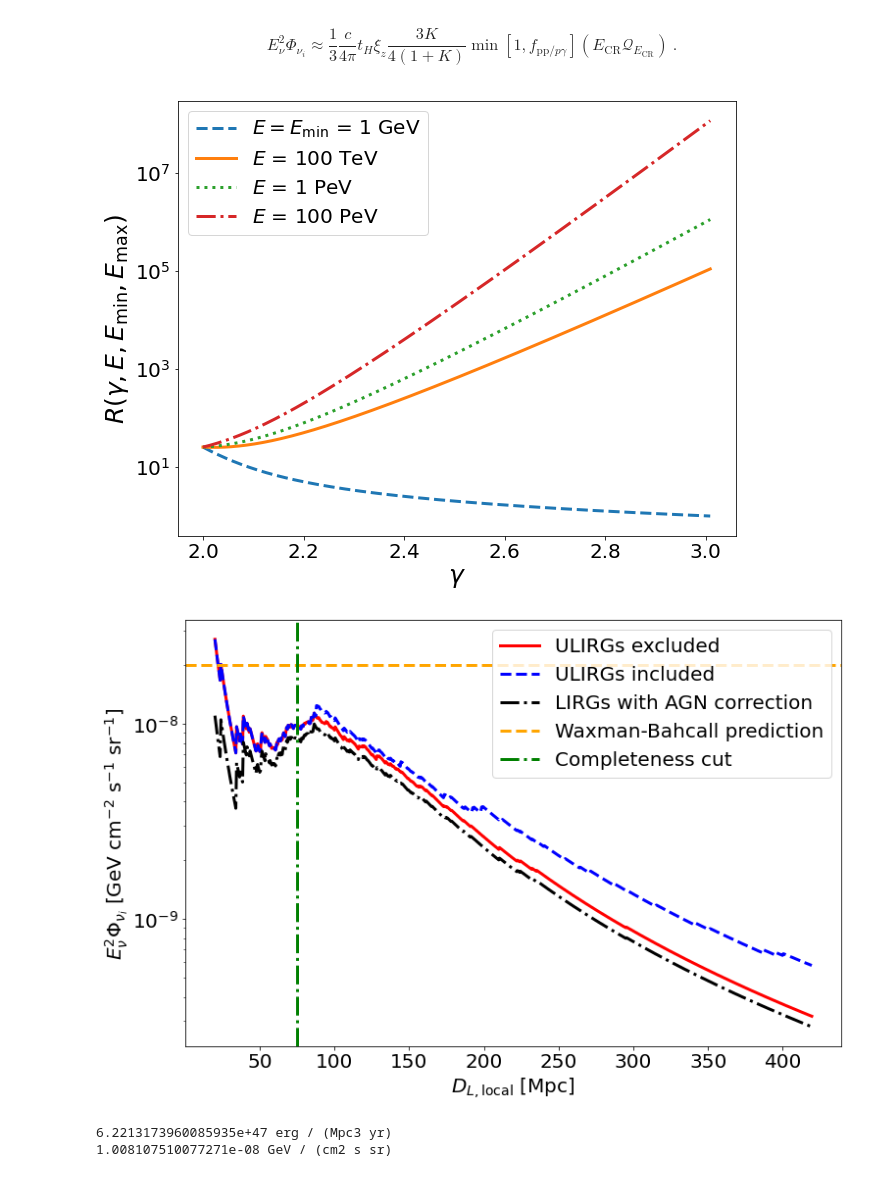
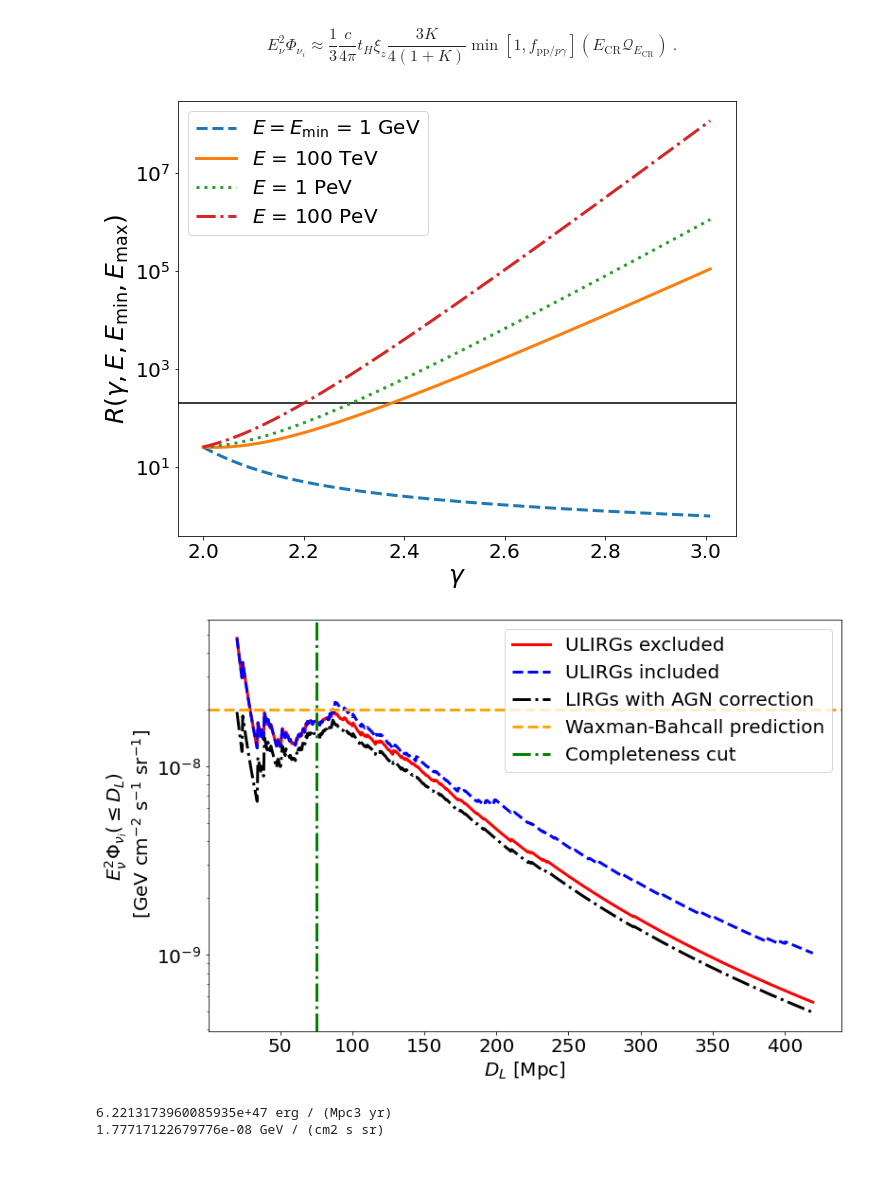
Before and after one commit to YarnoMerckx/diffuse-neutrino-flux-u-lirgs, a Jupyter notebook: Extrapolation.ipynb, the cells around one changed output. Drawn from its saved outputs; the diff is of its cells as text; code cells hidden in the pictures.

```diff
--- a/Extrapolation.ipynb
+++ b/Extrapolation.ipynb
@@ -76,7 +81,7 @@ def QIR(DL_compl,txt,syst, AGNcorr):
 # %%
-def Generation_rate_diff(DL_compl,txt,E,alpha,eta,txt1,txt2,txt3,txt4):#at the moment only works for alpha = 2
-    Emin = 1 #note that this can be variable!!
-    Emax = pow(10,11)
+def Generation_rate_diff(DL_compl,txt,E,Emin,Emax,alpha,eta,txt1,txt2,txt3,txt4):
+    #Emin = 1 #note that this can be variable!!
+    #Emax = pow(10,11)
     if alpha == 2:
         Rp = np.log(Emax/Emin)
     else:
@@ -177,6 +182,7 @@ fig3 = plt.figure(figsize=(10,8))
 s_range = np.arange(2,3.01,0.001)
 Rp = np.vectorize(Rp)
 
+plt.axhline(y=200,c ='k')
 plt.plot(s_range, Rp(1,1,1e11,s_range),'--', label = '$E = E_{\min}$ = 1 GeV',linewidth = 3)
 plt.plot(s_range, Rp(1e5,1,1e11,s_range), label= '$E$ = 100 TeV',linewidth = 3)
 plt.plot(s_range, Rp(1e6,1,1e11,s_range),linestyle = 'dotted', label= '$E$ = 1 PeV',linewidth = 3)
@@ -189,40 +195,43 @@ plt.xlabel('$\\gamma$',fontsize = 25)
 plt.ylabel('$R(\\gamma, E, E_{\\min}, E_{\\max})$',fontsize = 25)
 plt.savefig("/Users/yarno/Documents/PhD/Pictures/Extrapolation_plots/R.png",bbox_inches="tight")
 # %% [output]
-[figure, old version]
+[figure, new version]
 # %%
-def nuflux(E,alpha,DL_compl,xiz,eta,fpp,txt,txt2,txt3,txt4):
+def nuflux(E,Emin,Emax, alpha,DL_compl,xiz,eta,fpp,txt,txt2,txt3,txt4):
     tH = (pow(cosmo.H(0),-1)).to((u.Mpc*u.s)/u.Mpc) #inverse of Hubble parameter in seconds
 
     ctH = (const.c).to(u.cm/u.s)*tH # unit: cm
 
-    Generation_rate_nunits = (Generation_rate_diff(DL_compl,txt,E,alpha,eta,txt,txt2,txt3,txt4)*(u.erg/(pow(u.Mpc,3)*u.yr))).to(u.GeV/(pow(u.cm,3)*u.s)) #unit: GeV/(cm3 s)
+    Generation_rate_nunits = (Generation_rate_diff(DL_compl,txt,E,Emin,Emax,alpha,eta,txt,txt2,txt3,txt4)*(u.erg/(pow(u.Mpc,3)*u.yr))).to(u.GeV/(pow(u.cm,3)*u.s)) #unit: GeV/(cm3 s)
 
     Kpi = lambda txt2: 0.5 if(txt2 == 'pp') else 3/8
 
     return ((1/3)*((ctH*xiz)/(4*np.pi))*Kpi(txt2)*fpp*Generation_rate_nunits).value# unit: GeV/(cm2 s sr)
 # %%
-F1 = [nuflux(0,2,i,xi(2,4,'ULIRG'),1e-3,1,'(U)LIRG','pp','individual','no') for i in Dmax_range ]
-F2 = [nuflux(0,2,i,xi(2,4,'ULIRG'),1e-3,1,'LIRGs','pp','individual','no') for i in Dmax_range ]
-F3 = [nuflux(0,2,i,xi(2,4,'ULIRG'),1e-3,1,'LIRGs','pp','individual','yes') for i in Dmax_range ]
+Emin = 1
+Emax = 1e11
+eta_tot = ((1e51*0.1*5.43e-46*(u.erg/u.yr)).to(u.erg/u.s)).value
+F1 = [nuflux(0,Emin,Emax,2,i,xi(2,4,'ULIRG'),eta_tot,1,'(U)LIRG','pp','individual','no') for i in Dmax_range ]
+F2 = [nuflux(0,Emin, Emax, 2,i,xi(2,4,'ULIRG'),eta_tot,1,'LIRGs','pp','individual','no') for i in Dmax_range ]
+F3 = [nuflux(0,Emin, Emax, 2,i,xi(2,4,'ULIRG'),eta_tot,1,'LIRGs','pp','individual','yes') for i in Dmax_range ]
 # %%
 fig3 = plt.figure(figsize=(12,8))
 
 plt.plot(Dmax_range,F2, color = 'red',linewidth = 3, label = 'ULIRGs excluded')
 plt.plot(Dmax_range,F1, color = 'blue',linestyle='dashed',linewidth = 3,label = 'ULIRGs included')
 plt.plot(Dmax_range,F3, color = 'black',linestyle='dashdot',linewidth = 3,label = 'LIRGs with AGN correction')
 
 plt.axhline(y= 2e-8, linestyle = '--', color = 'orange',linewidth = 3, label = 'Waxman-Bahcall prediction')
 plt.axvline(x = 75, linestyle = 'dashdot',c = 'green', label = 'Completeness cut', linewidth = 3)
 plt.yscale('log')
-plt.xlabel('$D_{L,\\mathrm{local}}$ [Mpc]',fontsize = 20)
-plt.ylabel('$E^{2}_{\\nu_{}}\Phi_{\\nu_i}$ [GeV cm$^{-2}$ s$^{-1}$ sr$^{-1}$] ',fontsize = 20)
+plt.xlabel('$D_L$ [Mpc]',fontsize = 20)
+plt.ylabel('$E^{2}_{\\nu_{}}\Phi_{\\nu_i}$($\leq D_L$) \n [GeV cm$^{-2}$ s$^{-1}$ sr$^{-1}$] ',fontsize = 20)
 plt.yticks(fontsize = 20)
 plt.xticks(fontsize = 20)
 plt.legend(fontsize = 20)
 plt.savefig("/Users/yarno/Documents/PhD/Pictures/Extrapolation_plots/LIRGnudiff.png",bbox_inches="tight")
 # %% [output]
-[figure, old version]
+[figure, new version]
 # %%
 def Normalizing_factor(xiz, R,fpp,eta_tot,Qir):
     tH = (pow(cosmo.H(0),-1)).to((u.Mpc*u.s)/u.Mpc) #inverse of Hubble parameter in seconds
@@ -231,10 +240,10 @@ def Normalizing_factor(xiz, R,fpp,eta_tot,Qir):
     print((Qir*(u.erg/(pow(u.Mpc,3)*u.yr))).to(u.erg/(pow(u.Mpc,3)*u.yr)))
     return xiz*R*(1/6)*(ctH/(4*np.pi*u.sr))*eta_tot*qq
 # %%
-print(Normalizing_factor(3.4,1/25,1,0.001, QIR(75,'LIRGs','individual','no')[0]))
+print(Normalizing_factor(3.4,1/25,1,eta_tot, QIR(75,'LIRGs','individual','no')[0]))
 # %% [output]
 6.2213173960085935e+47 erg / (Mpc3 yr)
-1.008107510077271e-08 GeV / (cm2 s sr)
+1.77717122679776e-08 GeV / (cm2 s sr)
 # %%
 # Plot the HESE data up to index i
 i = len(energy)
```
Also changed, not shown: parts of 9 cells of this notebook, 2 other files.
